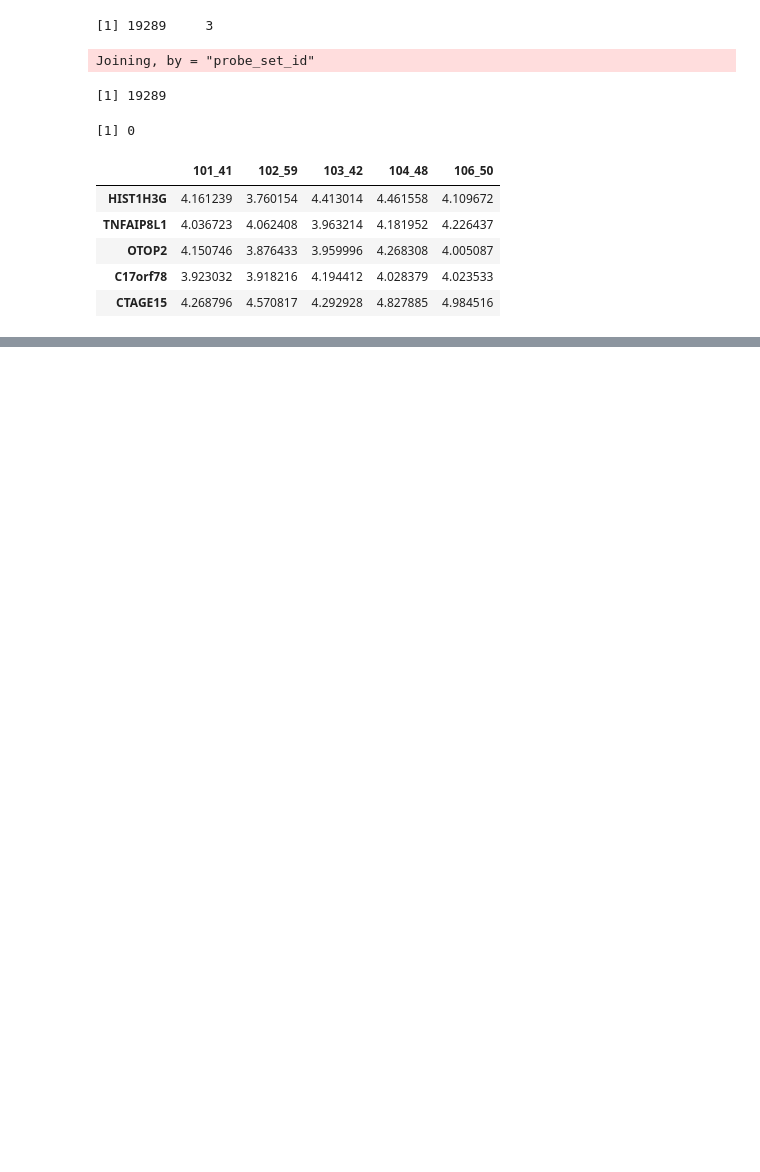
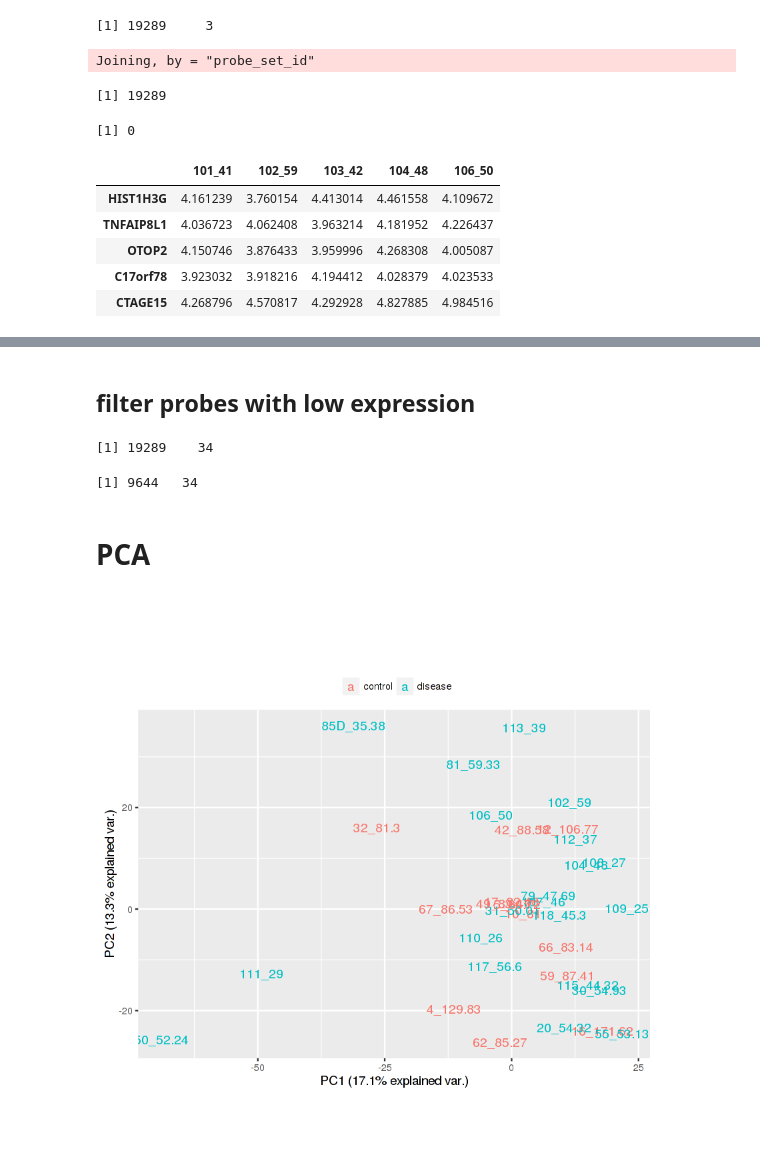
Before and after one commit to GuillaumeNoell/Bioinformatics---miRNA-sequencing-analysis, a Jupyter notebook: process_mRNA_arrays.ipynb, the cells around one changed output, grey strips where cells are left out. Cells and saved outputs as stored; diff of their text form; code cells hidden in the pictures; blank space fills up the shorter version.

```diff
--- a/process_mRNA_arrays.ipynb
+++ b/process_mRNA_arrays.ipynb
@@ -177,7 +177,7 @@ probe_entrez %>% dim
 probe_entrez_f = probe_entrez %<>% rowwise %>% mutate(entrez = as.character(entrez),
                 entrez = str_replace_all(entrez,' ',''),
                 gene_symbol = str_replace_all(gene_symbol,' ',''),
-                entrez = word(entrez,1,sep = '///'),data_rma_f
+                entrez = word(entrez,1,sep = '///'),
                 gene_symbol = word(gene_symbol,1,sep = '///')) %>%
 ungroup %>%
 filter(entrez != '---', gene_symbol != '---', !is.na(entrez),
@@ -212,0 +213,7 @@ Joining, by = "probe_set_id"
+# %%
+# reorder data_rma_f to match data_rma_f
+micro_pheno = read.csv(str_c(working_dir,'microRNA_RankProd_pheno_groups.csv')) %>%
+mutate(ID = str_c(pat,DLCO,sep='_')) %>% filter(ID %in% colnames(data_rma_f))
+m_data = data_rma_f[,micro_pheno$ID]
+
+m_data %>% head
@@ -212,0 +228,23 @@ Joining, by = "probe_set_id"
+# %% [markdown]
+## filter probes with low expression
+# %%
+m_data %>% dim
+m_data_f_low = varFilter(as.matrix(m_data)) # %>% varFilter
+m_data_f_low %>% dim
+# %% [output]
+[1] 19289    34
+[1] 9644   34
+# %% [markdown]
+# PCA
+# %%
+ir.pca <- prcomp(m_data_f_low %>% t)
+#plot(ir.pca, type = "l")
+g <- ggbiplot(ir.pca, obs.scale = 1, var.scale = 1, choices = 1:2, labels.size = 4,
+              ellipse = F, circle = F, groups = micro_pheno$dlco_group,
+              var.axes = F, labels = micro_pheno$ID)
+              g <- g + scale_color_discrete(name = '')
+g <- g + theme(legend.direction = 'horizontal',
+               legend.position = 'top')
+print(g)
+# %% [output]
+[figure, added]
```
Also changed, not shown: parts of 9 cells of this notebook, 1 other file.
